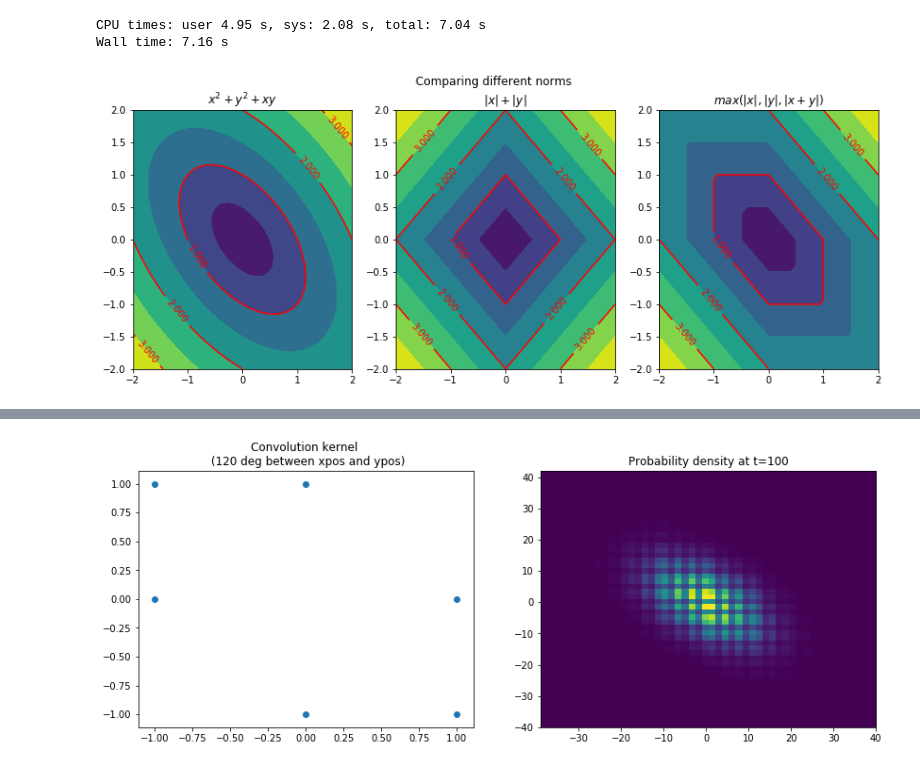
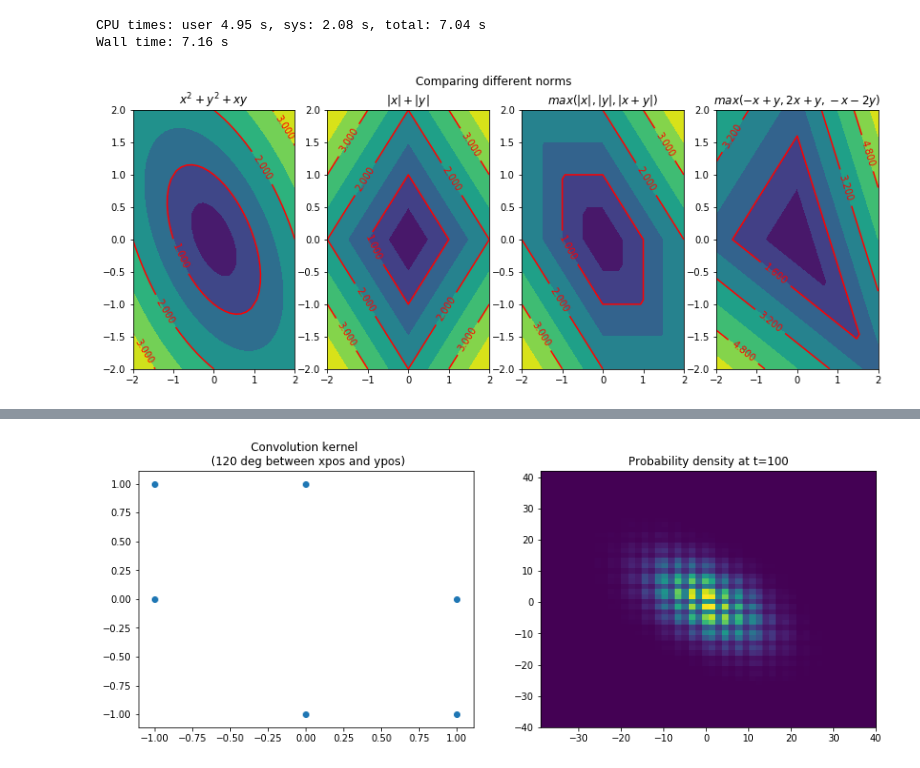
Before and after one commit to MathAndAlgo/DiscussionBoard, a Jupyter notebook: [概率论]正三角形密铺上的随机游走.ipynb, the cells around one changed output, grey strips where cells are left out. Drawn from its saved outputs; the diff is of its cells as text; code cells hidden in the pictures.

Commit message:
[prob]dist. of SUM

```diff
--- a/[概率论]正三角形密铺上的随机游走.ipynb
+++ b/[概率论]正三角形密铺上的随机游走.ipynb
@@ -102,33 +102,35 @@ euc_dist = lambda x,y:np.sqrt(np.square([x,y]).sum(axis = 0)+x*y)
 grid_dist0 = lambda x,y: np.minimum(abs(x),abs(y))
 grid_dist1 = lambda x,y: np.maximum(abs(x),abs(y))
 grid_dist2 = lambda x,y: np.maximum(np.maximum(abs(x),abs(y)),abs(x+y))
+tri_dist = lambda x,y: np.maximum(np.maximum(-x+y,(2*x+y)),-x-2*y)
 l1_dist = lambda x,y: abs(x) + abs(y)
 
 grid_dist = grid_dist2
 # grid_dist2 = lambda x,y: (abs(x+y))
 
 # dmet_2d(euc_dist)
 # plt.show()
 # dmet_2d(grid_dist0)
 # plt.show()
 eqns = {
     euc_dist:'x^2+y^2+xy',
     l1_dist:'|x|+|y|',
     grid_dist:'max(|x|,|y|,|x+y|)',
+    tri_dist:'max(-x+y,2x+y,-x-2y)',
 }
 
-metrics = ['euc_dist','l1_dist','grid_dist']
+metrics = ['euc_dist','l1_dist','grid_dist','tri_dist']
 
 plt.figure(figsize = [14,5])
 L = len(metrics)
 for i,m  in enumerate(metrics):
     m = eval(m)
     plt.subplot(1,L,i+1)
     dmet_2d(m)
     tl = '$%s$'%(eqns[m])
     plt.title(tl)
 plt.suptitle('Comparing different norms')
 plt.show()
 # %% [output]
-[figure, old version]
+[figure, new version]
 # %%
```
Also changed, not shown: parts of 2 cells of this notebook, 2 other files.
